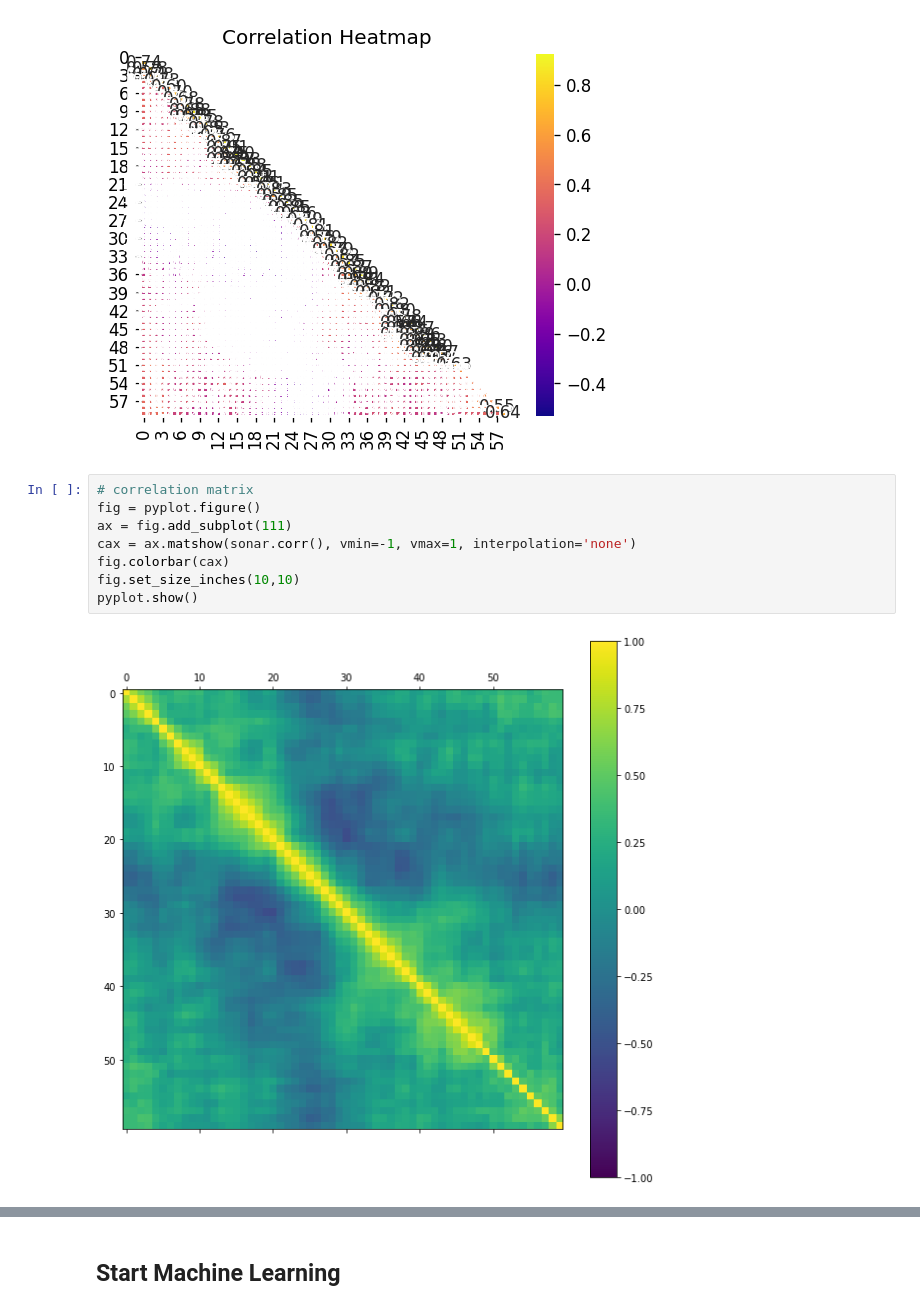
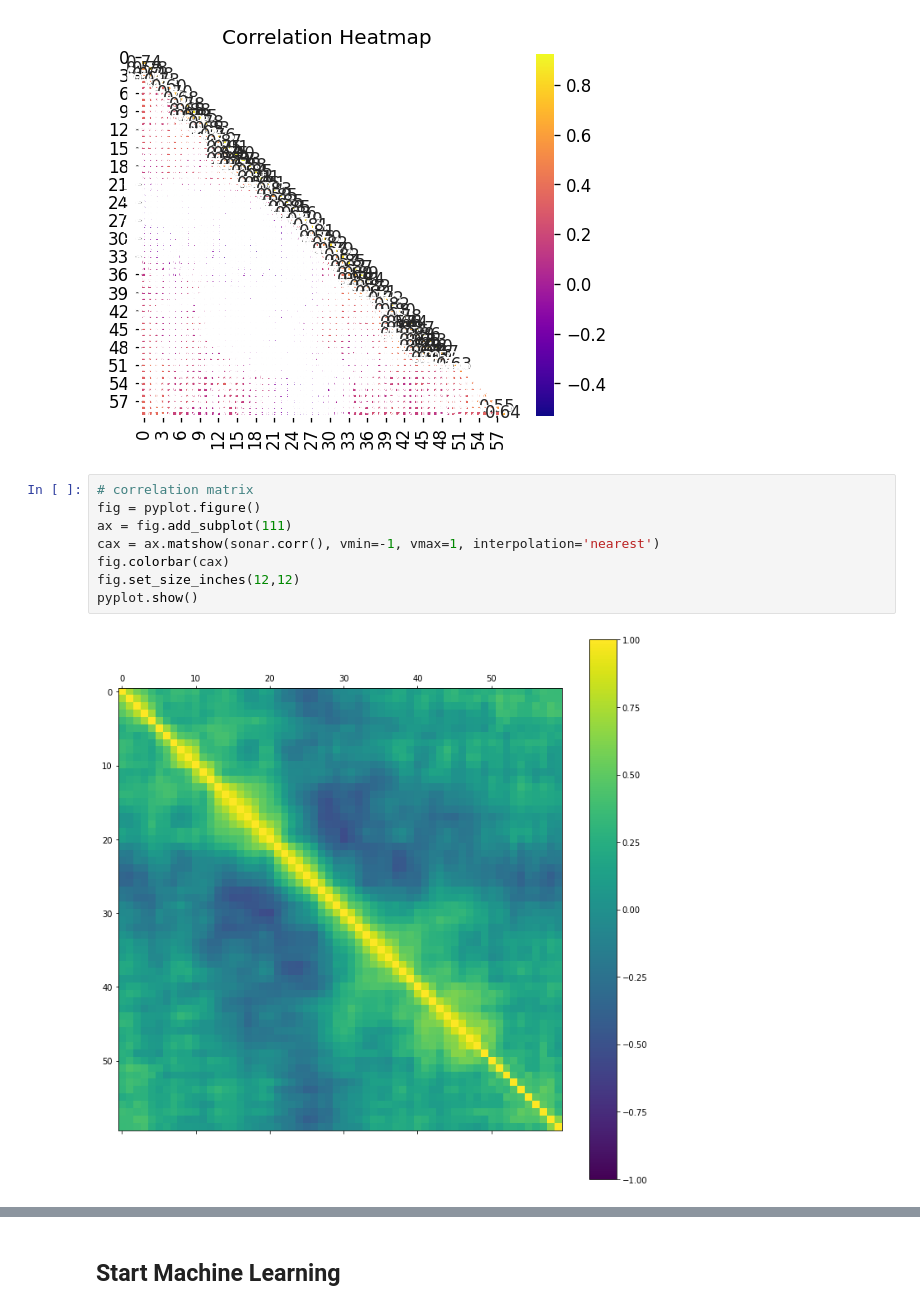
Before and after one commit to rohailkhan/Machine_learning_Python, a Jupyter notebook: Sonar_Data_Classification_Rocks_vs_Mines.ipynb, the cells around one changed output, grey strips where cells are left out. Cells and saved outputs as stored; diff of their text form.

```diff
--- a/Sonar_Data_Classification_Rocks_vs_Mines.ipynb
+++ b/Sonar_Data_Classification_Rocks_vs_Mines.ipynb
@@ -39,12 +39,12 @@ plt.show()
 # %%
 # correlation matrix
 fig = pyplot.figure()
 ax = fig.add_subplot(111)
-cax = ax.matshow(sonar.corr(), vmin=-1, vmax=1, interpolation='none')
+cax = ax.matshow(sonar.corr(), vmin=-1, vmax=1, interpolation='nearest')
 fig.colorbar(cax)
-fig.set_size_inches(10,10)
+fig.set_size_inches(12,12)
 pyplot.show()
 # %% [output]
-[figure, old version]
+[figure, new version]
 # %%
 # density
```
Also changed, not shown: parts of 7 cells of this notebook.
